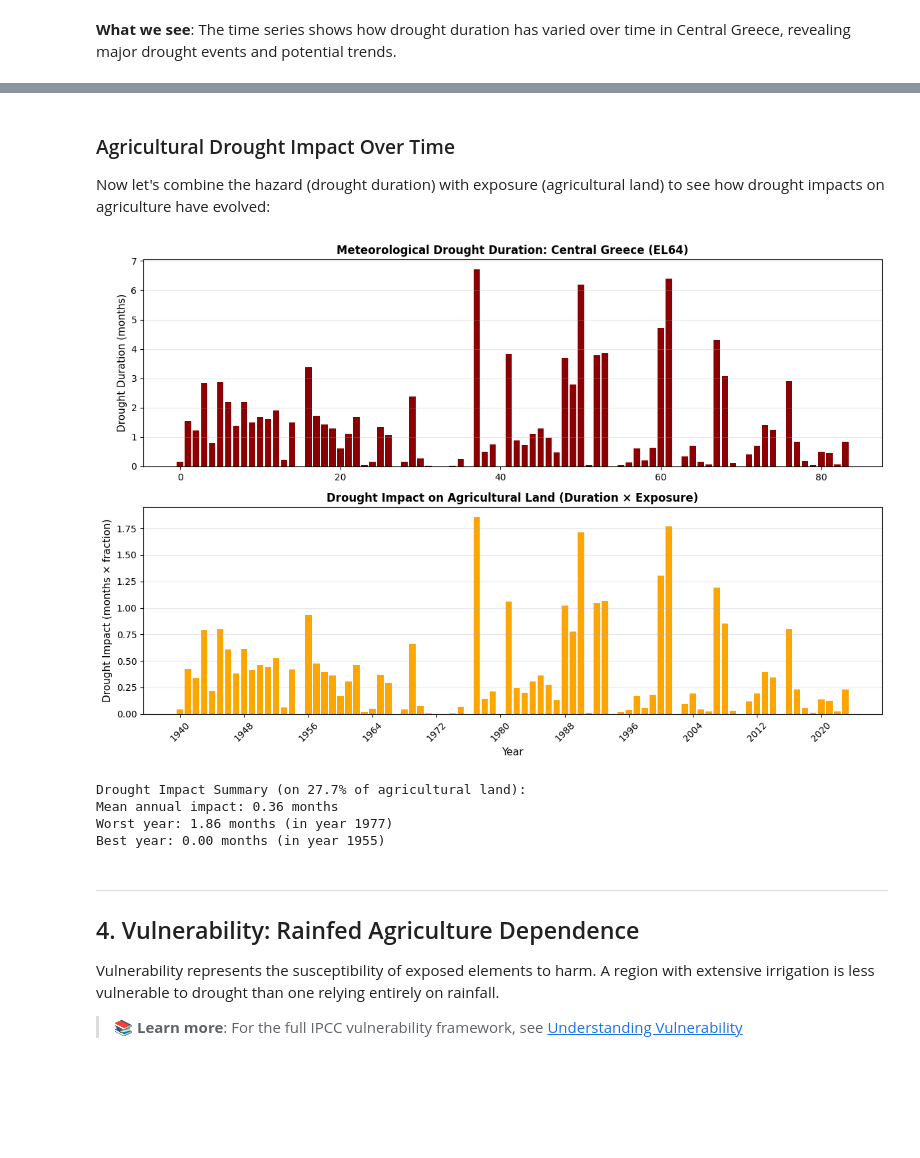
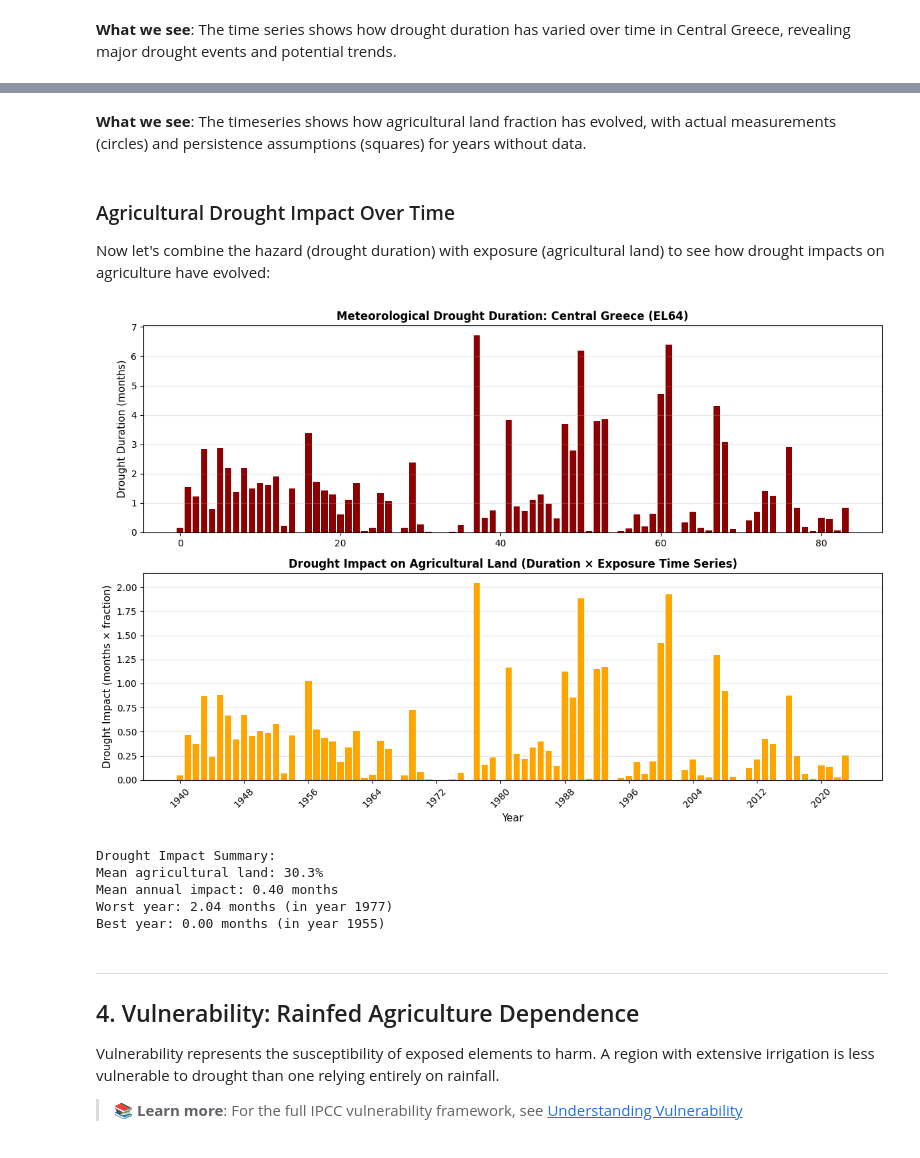
Before and after one commit to ecmwf-training/drought-exposure, a Jupyter notebook: tutorials/get_started.ipynb, the cells around one changed output, grey strips where cells are left out. Drawn from its saved outputs; the diff is of its cells as text; code cells hidden in the pictures; blank space fills up the shorter version.

Commit message:
chore: use exposure csv

```diff
--- a/tutorials/get_started.ipynb
+++ b/tutorials/get_started.ipynb
@@ -365,0 +252,35 @@ plt.show()
+# %%
+# Get the years from the hazard dataset
+hazard_years = pd.to_datetime(hazard_region['time'].values).year.values
+
+# Create a complete timeseries matching hazard years with persistence
+ag_timeseries = []
+for year in hazard_years:
+    # Find the closest available year in the CSV (with forward fill/persistence)
+    if year <= ag_data_df['year'].min():
+        # Use first available year
+        ag_frac = ag_data_df[ag_data_df['year'] == ag_data_df['year'].min()]['ag_fraction'].values[0]
+    elif year >= ag_data_df['year'].max():
+        # Use last available year (persistence)
+        ag_frac = ag_data_df[ag_data_df['year'] == ag_data_df['year'].max()]['ag_fraction'].values[0]
+    elif year in ag_data_df['year'].values:
+        # Exact match
+        ag_frac = ag_data_df[ag_data_df['year'] == year]['ag_fraction'].values[0]
+    else:
+        # Use the most recent available year (forward fill)
+        available_years = ag_data_df[ag_data_df['year'] < year]['year'].values
+        if len(available_years) > 0:
+            most_recent = available_years.max()
+            ag_frac = ag_data_df[ag_data_df['year'] == most_recent]['ag_fraction'].values[0]
+        else:
+            ag_frac = ag_data_df['ag_fraction'].iloc[0]
+
+    ag_timeseries.append(ag_frac)
+
+ag_timeseries = np.array(ag_timeseries)
+
+print(f"\nCreated agricultural fraction timeseries:")
+print(f"  Length: {len(ag_timeseries)} years")
+print(f"  Range: {ag_timeseries.min()*100:.1f}% - {ag_timeseries.max()*100:.1f}%")
+print(f"  Mean: {ag_timeseries.mean()*100:.1f}%")
+print(f"\nYears using persistence: {sum(~np.isin(hazard_years, ag_data_df['year'].values))}")
@@ -366,48 +319,52 @@ plt.show()
+# %% [markdown]
+**What we see**: The timeseries shows how agricultural land fraction has evolved, with actual measurements (circles) and persistence assumptions (squares) for years without data.
 # %% [markdown]
 ### Agricultural Drought Impact Over Time
 
 Now let's combine the hazard (drought duration) with exposure (agricultural land) to see how drought impacts on agriculture have evolved:
 # %%
 # Calculate drought impact on agricultural areas
-# Impact = drought duration × fraction of agricultural land
-agricultural_drought_impact = hazard_region['dmd'].values * ag_fraction
+# Impact = drought duration × fraction of agricultural land (time-varying)
+agricultural_drought_impact = hazard_region['dmd'].values * ag_timeseries
 
 # Create a figure with two subplots
 fig, (ax1, ax2) = plt.subplots(2, 1, figsize=(12, 8))
 
 # Plot 1: Original drought duration
 ax1.bar(range(len(hazard_region['time'])), hazard_region['dmd'].values, color='darkred', width=0.8)
 ax1.set_title('Meteorological Drought Duration: Central Greece (EL64)', fontsize=12, fontweight='bold')
 ax1.set_ylabel('Drought Duration (months)', fontsize=11)
 ax1.grid(True, alpha=0.3, axis='y')
 
 # Plot 2: Drought impact on agricultural land
 ax2.bar(range(len(hazard_region['time'])), agricultural_drought_impact, color='orange', width=0.8)
-ax2.set_title('Drought Impact on Agricultural Land (Duration × Exposure)', fontsize=12, fontweight='bold')
+ax2.set_title('Drought Impact on Agricultural Land (Duration × Exposure Time Series)', fontsize=12, fontweight='bold')
 ax2.set_xlabel('Year', fontsize=11)
 ax2.set_ylabel('Drought Impact (months × fraction)', fontsize=11)
 ax2.grid(True, alpha=0.3, axis='y')
 
 # Set consistent x-axis labels
 years_subset = hazard_region['time'].values[::max(1, len(hazard_region['time'])//10)]
 years_labels = [str(t.astype('datetime64[Y]')) for t in years_subset]
 tick_positions = range(0, len(hazard_region['time']), max(1, len(hazard_region['time'])//10))
 ax2.set_xticks(tick_positions)
 ax2.set_xticklabels(years_labels, rotation=45)
 
 plt.tight_layout()
 plt.show()
 
 # Print summary statistics
-print(f"Drought Impact Summary (on {ag_fraction*100:.1f}% of agricultural land):")
+print(f"Drought Impact Summary:")
+print(f"Mean agricultural land: {ag_timeseries.mean()*100:.1f}%")
 print(f"Mean annual impact: {agricultural_drought_impact.mean():.2f} months")
 print(f"Worst year: {agricultural_drought_impact.max():.2f} months (in year {hazard_region['time'].values[np.argmax(agricultural_drought_impact)].astype('datetime64[Y]')})")
 print(f"Best year: {agricultural_drought_impact.min():.2f} months (in year {hazard_region['time'].values[np.argmin(agricultural_drought_impact)].astype('datetime64[Y]')})")
 # %% [output]
-[figure, old version]
+[figure, new version]
-Drought Impact Summary (on 27.7% of agricultural land):
-Mean annual impact: 0.36 months
-Worst year: 1.86 months (in year 1977)
+Drought Impact Summary:
+Mean agricultural land: 30.3%
+Mean annual impact: 0.40 months
+Worst year: 2.04 months (in year 1977)
 Best year: 0.00 months (in year 1955)
 # %% [markdown]
 ---
```
Also changed, not shown: parts of 15 cells of this notebook.
